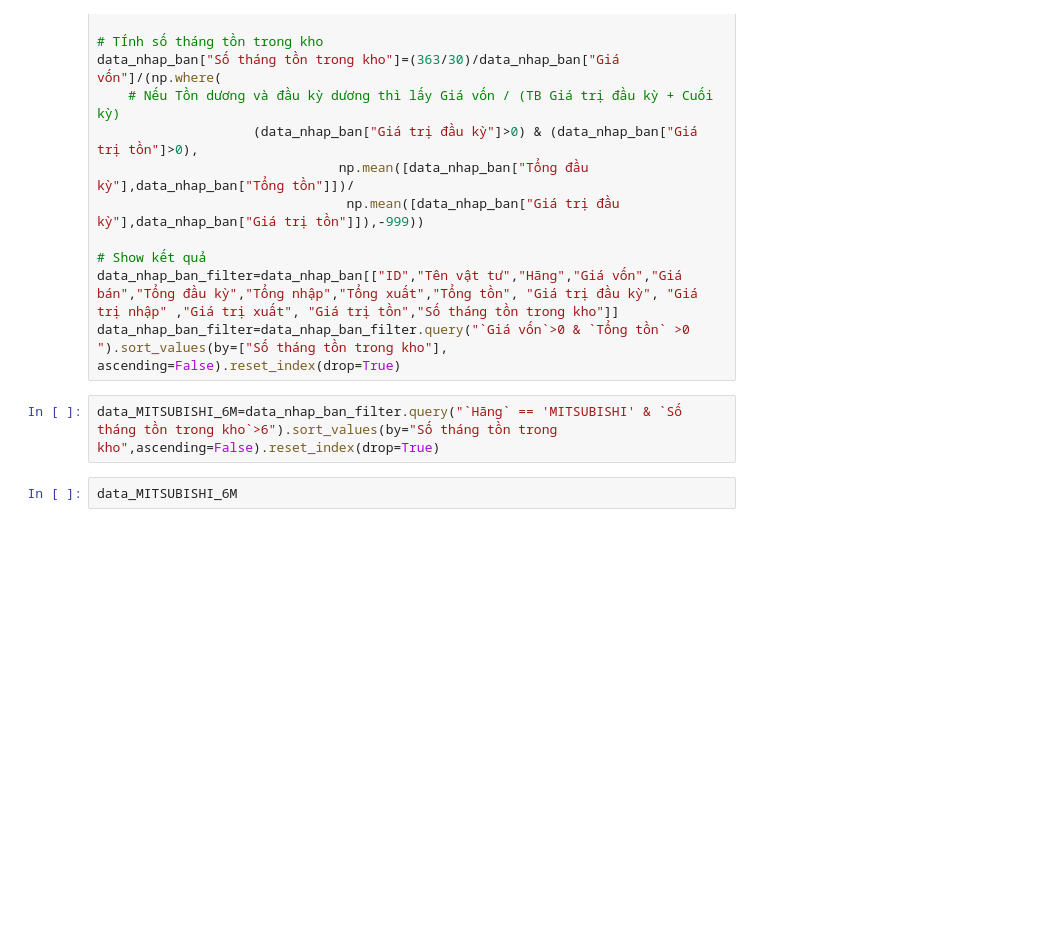
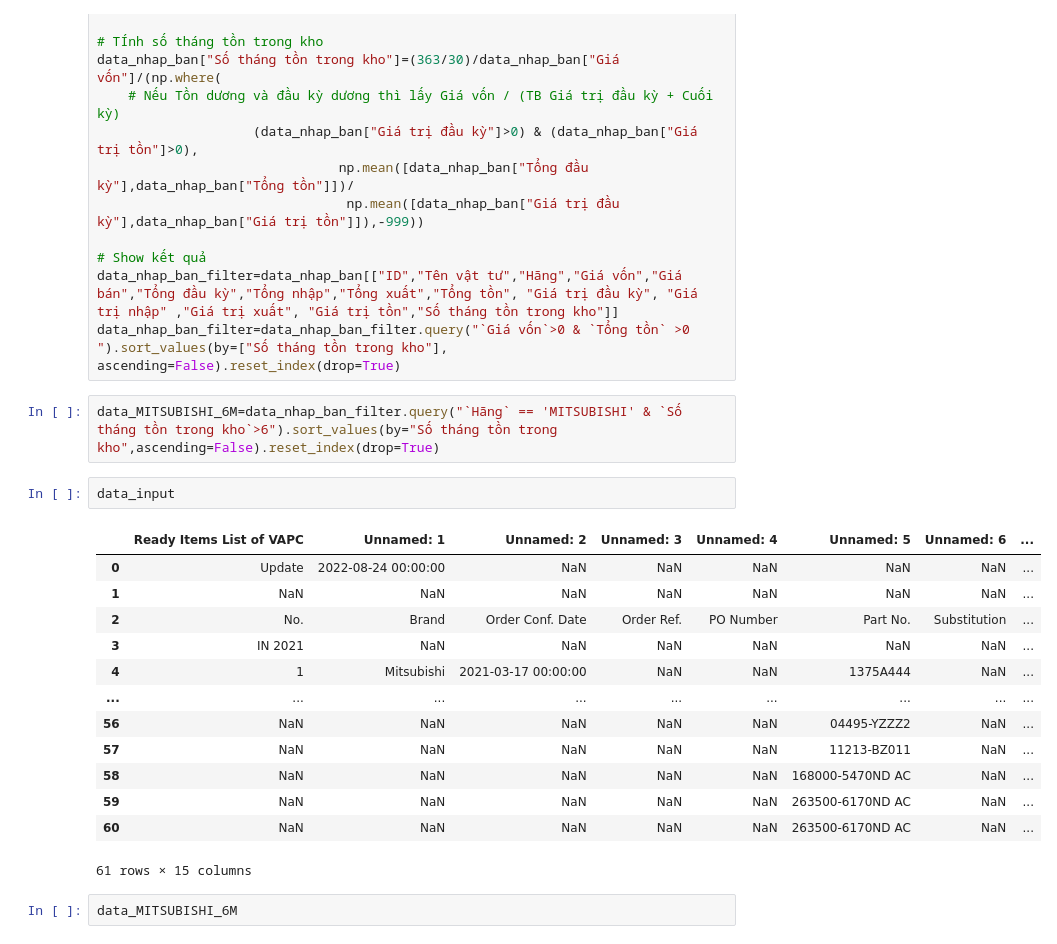
Before and after one commit to vuquangnguyen2018/VACP, a Jupyter notebook: Lọc tồn theo hãng/Loc Ton theo Hang.ipynb, the cells around one changed output. Cells and saved outputs as stored; diff of their text form; blank space fills up the shorter version.

```diff
--- a/Lọc tồn theo hãng/Loc Ton theo Hang.ipynb
+++ b/Lọc tồn theo hãng/Loc Ton theo Hang.ipynb
@@ -91,6 +80,22 @@ data_nhap_ban_filter=data_nhap_ban[["ID","Tên vật tư","Hãng","Giá vốn","
 data_nhap_ban_filter=data_nhap_ban_filter.query("`Giá vốn`>0 & `Tổng tồn` >0 ").sort_values(by=["Số tháng tồn trong kho"], ascending=False).reset_index(drop=True)
 # %%
 data_MITSUBISHI_6M=data_nhap_ban_filter.query("`Hãng` == 'MITSUBISHI' & `Số tháng tồn trong kho`>6").sort_values(by="Số tháng tồn trong kho",ascending=False).reset_index(drop=True)
+# %%
+data_input
+# %% [output]
+|  | Ready Items List of VAPC | Unnamed: 1 | Unnamed: 2 | Unnamed: 3 | Unnamed: 4 | Unnamed: 5 | Unnamed: 6 | ... |
+| 0 | Update | 2022-08-24 00:00:00 | NaN | NaN | NaN | NaN | NaN | ... |
+| 1 | NaN | NaN | NaN | NaN | NaN | NaN | NaN | ... |
+| 2 | No. | Brand | Order Conf. Date | Order Ref. | PO Number | Part No. | Substitution | ... |
+| 3 | IN 2021 | NaN | NaN | NaN | NaN | NaN | NaN | ... |
+| 4 | 1 | Mitsubishi | 2021-03-17 00:00:00 | NaN | NaN | 1375A444 | NaN | ... |
+| ... | ... | ... | ... | ... | ... | ... | ... | ... |
+| 56 | NaN | NaN | NaN | NaN | NaN | 04495-YZZZ2 | NaN | ... |
+| 57 | NaN | NaN | NaN | NaN | NaN | 11213-BZ011 | NaN | ... |
+| 58 | NaN | NaN | NaN | NaN | NaN | 168000-5470ND AC | NaN | ... |
+| 59 | NaN | NaN | NaN | NaN | NaN | 263500-6170ND AC | NaN | ... |
+| 60 | NaN | NaN | NaN | NaN | NaN | 263500-6170ND AC | NaN | ... |
+61 rows × 15 columns
 # %%
 data_MITSUBISHI_6M
 # %% [output]
```
Also changed, not shown: parts of 3 cells of this notebook, 4 other files.
